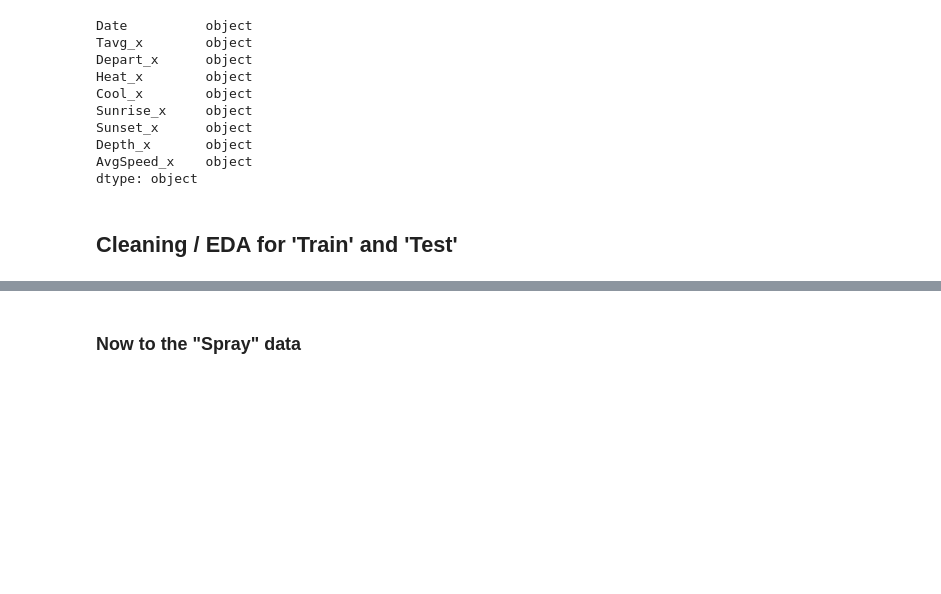
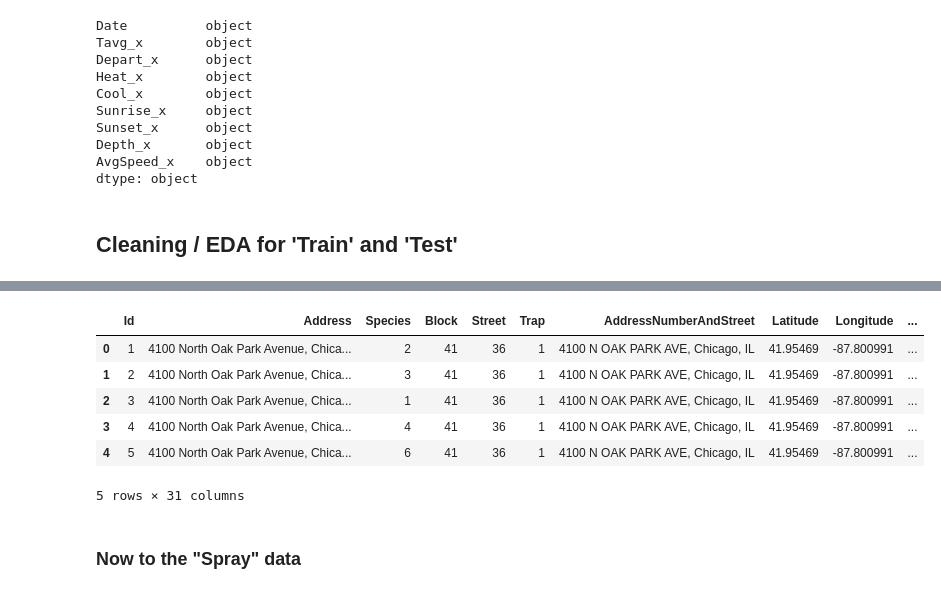
Before and after one commit to gerket/wnv_group_project, a Jupyter notebook: Final EDA.ipynb, the cells around one changed output, grey strips where cells are left out. Cells and saved outputs as stored; diff of their text form; code cells hidden in the pictures; blank space fills up the shorter version.

```diff
--- a/Final EDA.ipynb
+++ b/Final EDA.ipynb
@@ -232,6 +232,16 @@ test['Street'] = lbl.transform(test['Street'].values)
 lbl.fit(list(train['Trap'].values) + list(test['Trap'].values))
 train['Trap'] = lbl.transform(train['Trap'].values)
 test['Trap'] = lbl.transform(test['Trap'].values)
+# %%
+test.head()
+# %% [output]
+|  | Id | Address | Species | Block | Street | Trap | AddressNumberAndStreet | Latitude | Longitude | ... |
+| 0 | 1 | 4100 North Oak Park Avenue, Chica... | 2 | 41 | 36 | 1 | 4100 N OAK PARK AVE, Chicago, IL | 41.95469 | -87.800991 | ... |
+| 1 | 2 | 4100 North Oak Park Avenue, Chica... | 3 | 41 | 36 | 1 | 4100 N OAK PARK AVE, Chicago, IL | 41.95469 | -87.800991 | ... |
+| 2 | 3 | 4100 North Oak Park Avenue, Chica... | 1 | 41 | 36 | 1 | 4100 N OAK PARK AVE, Chicago, IL | 41.95469 | -87.800991 | ... |
+| 3 | 4 | 4100 North Oak Park Avenue, Chica... | 4 | 41 | 36 | 1 | 4100 N OAK PARK AVE, Chicago, IL | 41.95469 | -87.800991 | ... |
+| 4 | 5 | 4100 North Oak Park Avenue, Chica... | 6 | 41 | 36 | 1 | 4100 N OAK PARK AVE, Chicago, IL | 41.95469 | -87.800991 | ... |
+5 rows × 31 columns
 # %% [markdown]
 ### Now to the "Spray" data
 # %%
```
Also changed, not shown: parts of 1 cell of this notebook, 6 other files.
